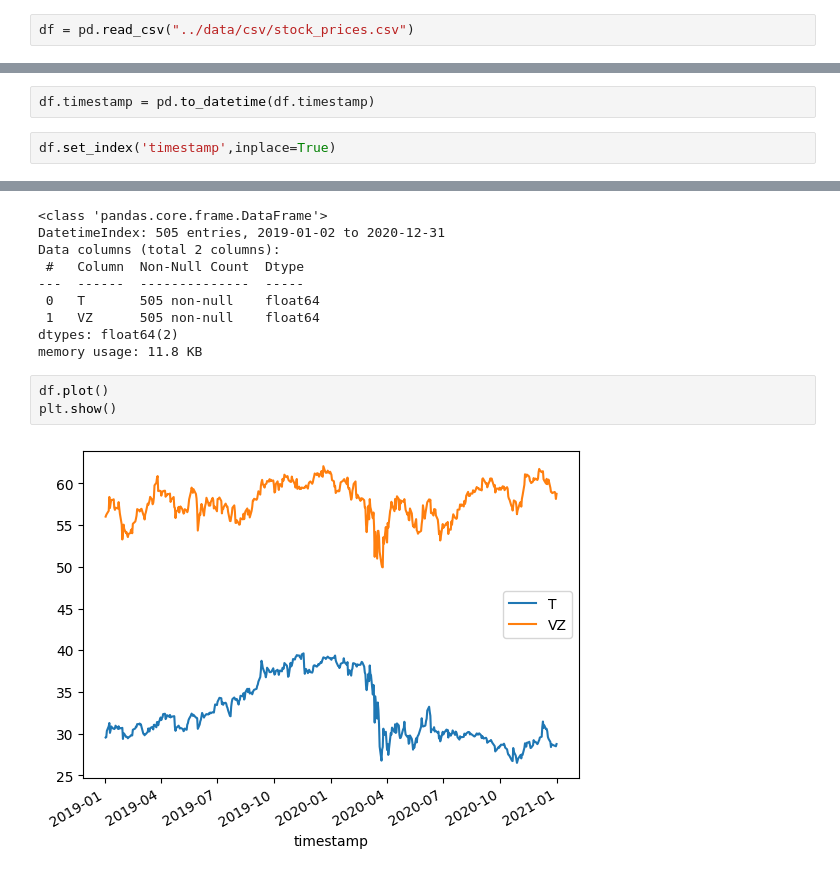
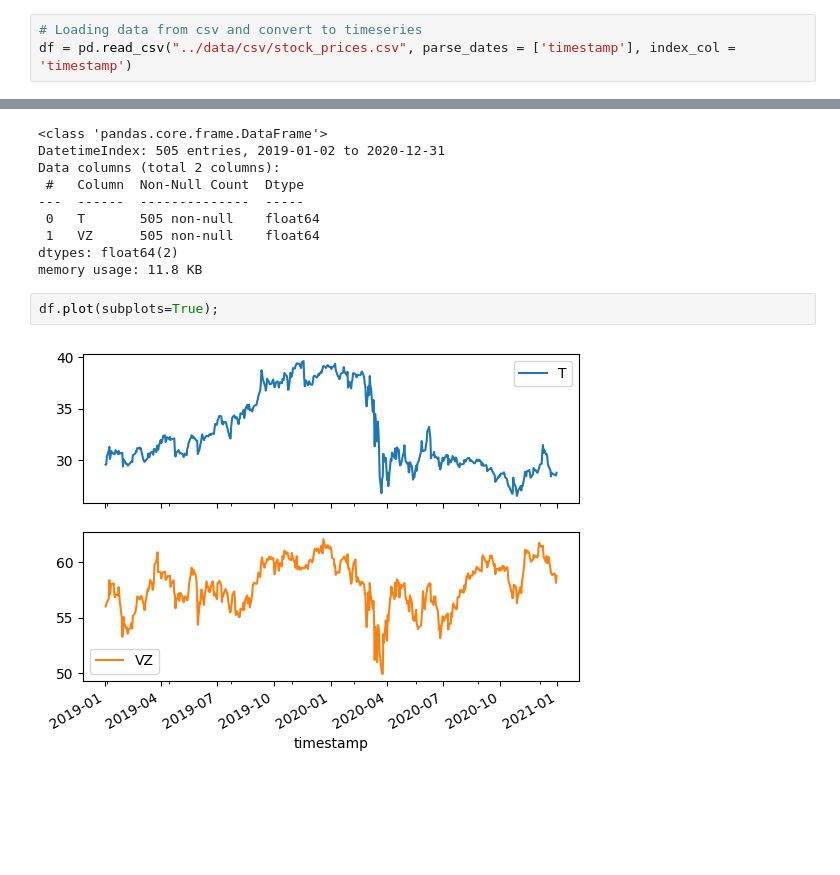
Before and after one commit to pallabee/Time-Series-for-Stock-Price-Prediction, a Jupyter notebook: data preparation/data_extraction.ipynb, the cells around one changed output, grey strips where cells are left out. Cells and saved outputs as stored; diff of their text form; blank space fills up the shorter version.

```diff
--- a/data preparation/data_extraction.ipynb
+++ b/data preparation/data_extraction.ipynb
@@ -6,5 +6,6 @@ Dataset contains Stock prices from Alpha Vantage API
 # %%
-df = pd.read_csv("../data/csv/stock_prices.csv")
+# Loading data from csv and convert to timeseries
+df = pd.read_csv("../data/csv/stock_prices.csv", parse_dates = ['timestamp'], index_col = 'timestamp')
 # %%
 df.head()
 # %% [output]
@@ -17,4 +18,0 @@ df.head()
-# %%
-df.timestamp = pd.to_datetime(df.timestamp)
-# %%
-df.set_index('timestamp',inplace=True)
@@ -31,7 +33,6 @@ Data columns (total 2 columns):
 dtypes: float64(2)
 memory usage: 11.8 KB
 # %%
-df.plot()
-plt.show()
+df.plot(subplots=True);
 # %% [output]
-[figure, old version]
+[figure, new version]
```
Also changed, not shown: parts of 7 cells of this notebook.
